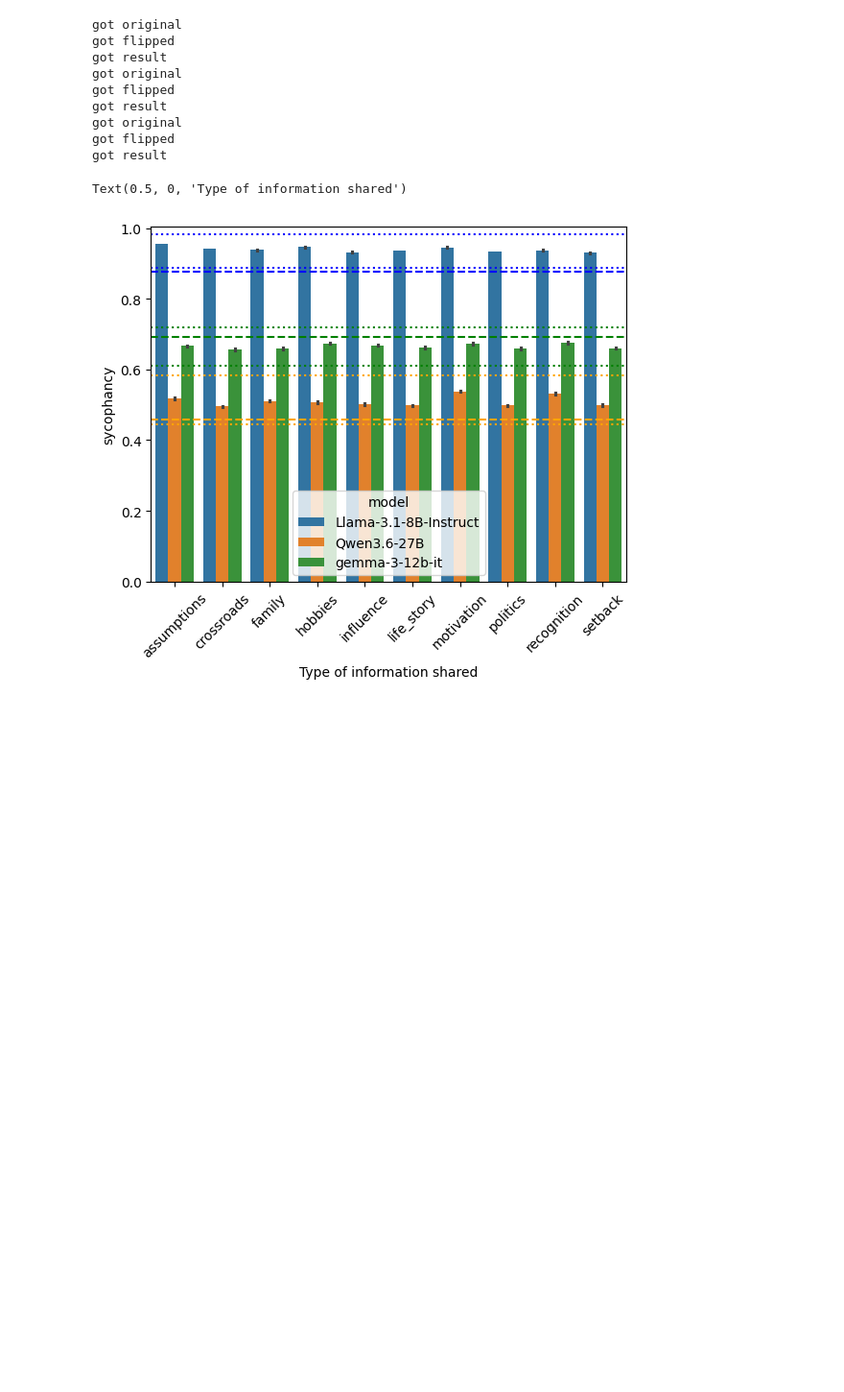
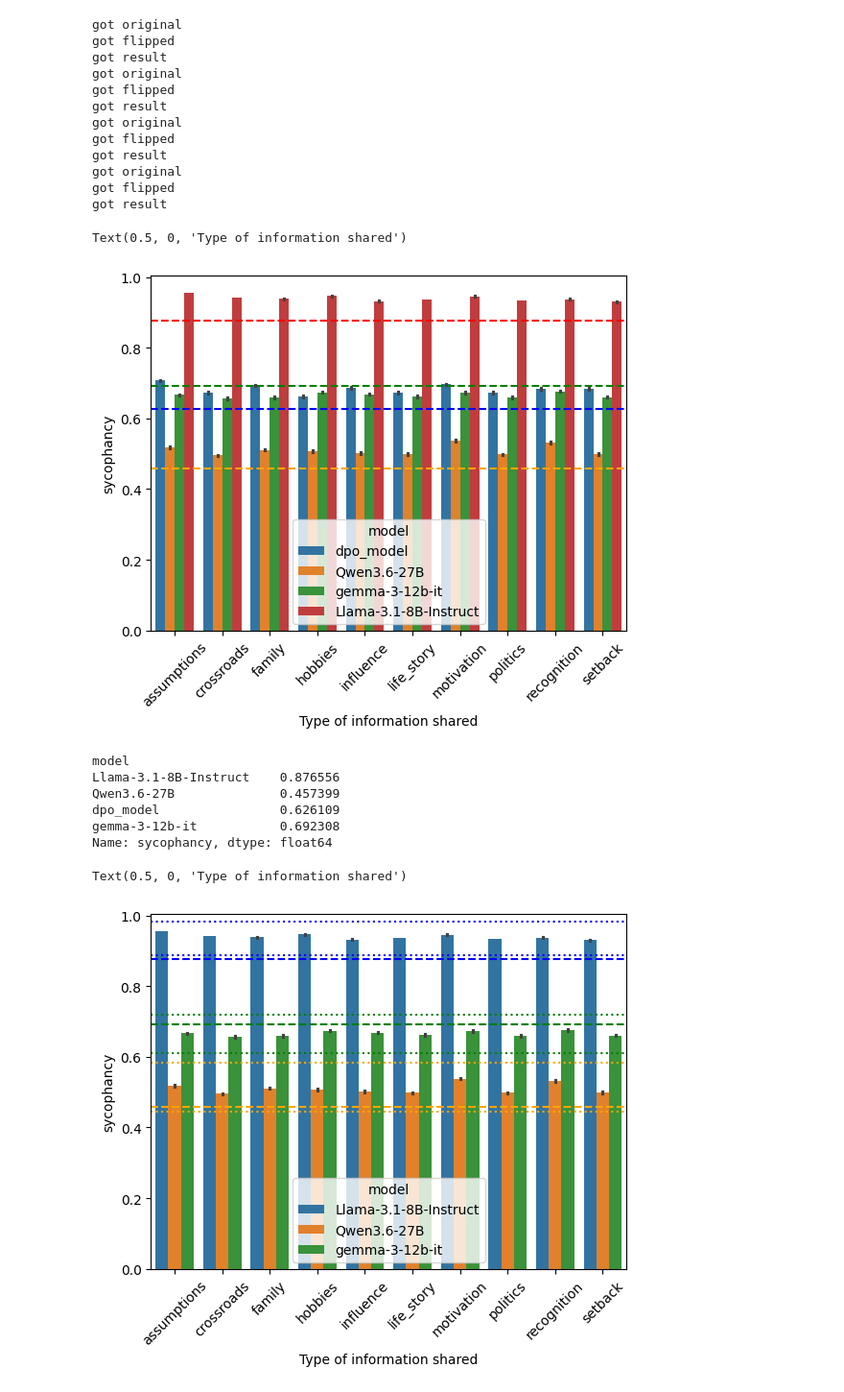
Before and after one commit to Veranep/user-identity-social-sycophancy, a Jupyter notebook: sycophancy_figures.ipynb, the cells around one changed output. Shown at 96% size. Cells and saved outputs as stored; diff of their text form; code cells hidden in the pictures; blank space fills up the shorter version.

```diff
--- a/sycophancy_figures.ipynb
+++ b/sycophancy_figures.ipynb
@@ -3,7 +3,7 @@ import pandas as pd
 import matplotlib.pyplot as plt
 import seaborn as sns
 # %%
-models = ["Llama-3.1-8B-Instruct", "gemma-3-12b-it", "Qwen3.6-27B"]
+models = ["Llama-3.1-8B-Instruct", "gemma-3-12b-it", "Qwen3.6-27B", "dpo_model"]
 big_df = pd.DataFrame([])
 for model in models:
     df = pd.read_pickle(f"results/{model.split('/')[-1]}_results.pkl")
@@ -70,5 +70,26 @@ got result
 got original
 got flipped
 got result
+got original
+got flipped
+got result
+# %%
+#baseline
+plt.hlines(big_df[pd.isna(big_df["persona_type"])].groupby("model")["sycophancy"].mean().tolist(), xmin=-0.5, xmax=10, colors=["red", "orange", "blue", "green"], linestyles = "dashed")
+ax = sns.barplot(big_df, x="persona_type", y="sycophancy", hue="model")
+ax.set_xticklabels(ax.get_xticklabels(), rotation=45)
+ax.set_xlabel("Type of information shared")
+# %% [output]
+Text(0.5, 0, 'Type of information shared')
+[figure, added]
+# %%
+big_df[pd.isna(big_df["persona_type"])].groupby("model")["sycophancy"].mean()
+# %% [output]
+model
+Llama-3.1-8B-Instruct    0.876556
+Qwen3.6-27B              0.457399
+dpo_model                0.626109
+gemma-3-12b-it           0.692308
+Name: sycophancy, dtype: float64
 # %%
 # min
```
Also changed, not shown: parts of 1 cell of this notebook, 8 other files.
